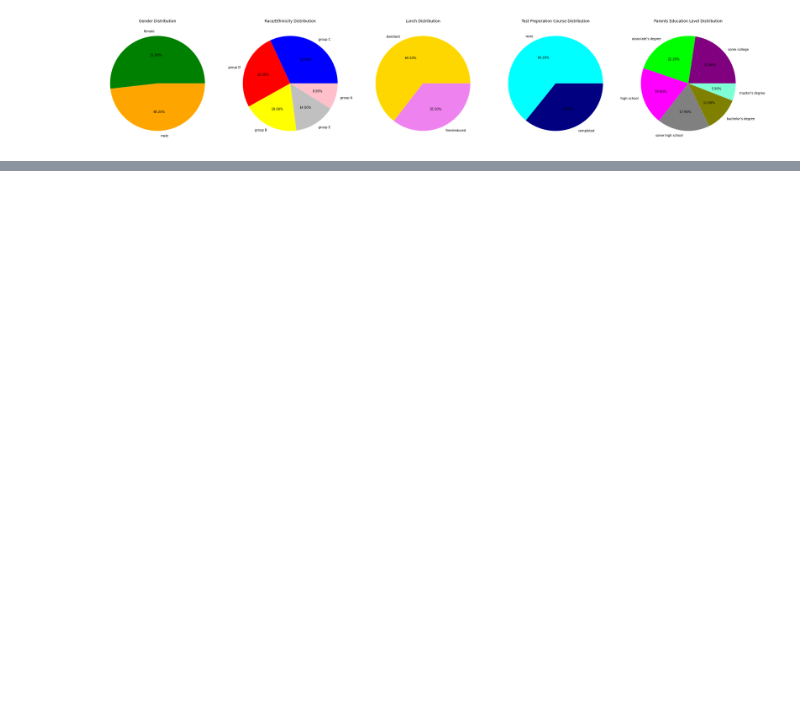
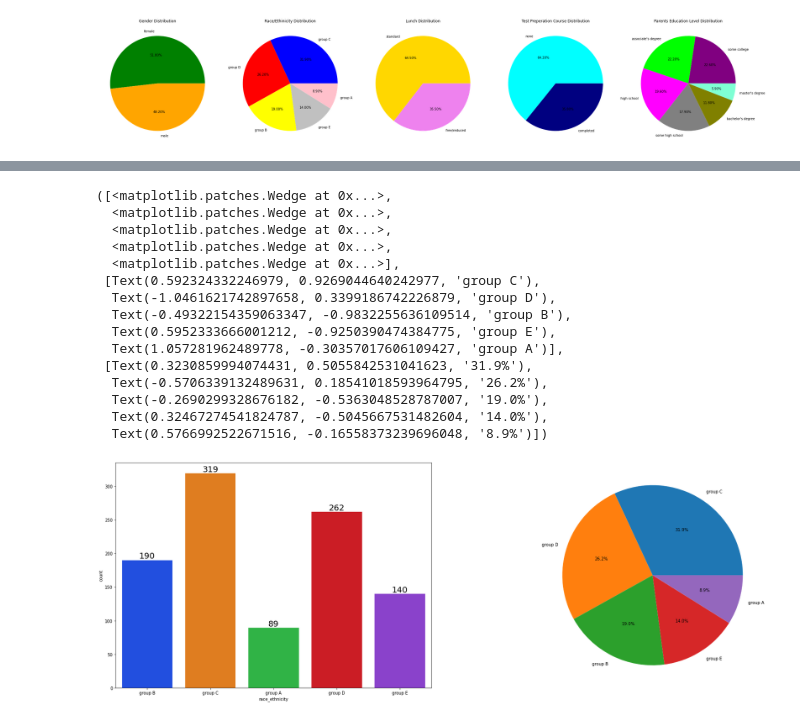
Before and after one commit to Shankari-Mohanakrishnan/Data-science, a Jupyter notebook: data/EDA students performance.ipynb, the cells around one changed output, grey strips where cells are left out. Drawn from its saved outputs; the diff is of its cells as text; code cells hidden in the pictures; blank space fills up the shorter version.

```diff
--- a/data/EDA students performance.ipynb
+++ b/data/EDA students performance.ipynb
@@ -368,0 +421,25 @@ size
+# %%
+fig, ax =plt.subplots(1,2,figsize=(30,10))
+plt.subplot(121)
+sns.countplot(data=df,x=df['race_ethnicity'],palette='bright',ax=ax[0])
+for container in ax[0].containers:
+    ax[0].bar_label(container,color='black',size=20)
+plt.subplot(122)
+plt.pie(x=df['race_ethnicity'].value_counts(),labels=df['race_ethnicity'].value_counts().index,autopct='%1.1f%%')
+# %% [output]
+([<matplotlib.patches.Wedge at 0x...>,
+  <matplotlib.patches.Wedge at 0x...>,
+  <matplotlib.patches.Wedge at 0x...>,
+  <matplotlib.patches.Wedge at 0x...>,
+  <matplotlib.patches.Wedge at 0x...>],
+ [Text(0.592324332246979, 0.9269044640242977, 'group C'),
+  Text(-1.0461621742897658, 0.3399186742226879, 'group D'),
+  Text(-0.49322154359063347, -0.9832255636109514, 'group B'),
+  Text(0.5952333666001212, -0.9250390474384775, 'group E'),
+  Text(1.057281962489778, -0.30357017606109427, 'group A')],
+ [Text(0.3230859994074431, 0.5055842531041623, '31.9%'),
+  Text(-0.5706339132489631, 0.18541018593964795, '26.2%'),
+  Text(-0.2690299328676182, -0.5363048528787007, '19.0%'),
+  Text(0.32467274541824787, -0.5045667531482604, '14.0%'),
+  Text(0.5766992522671516, -0.16558373239696048, '8.9%')])
+[figure, added]
```
Also changed, not shown: parts of 13 cells of this notebook.
